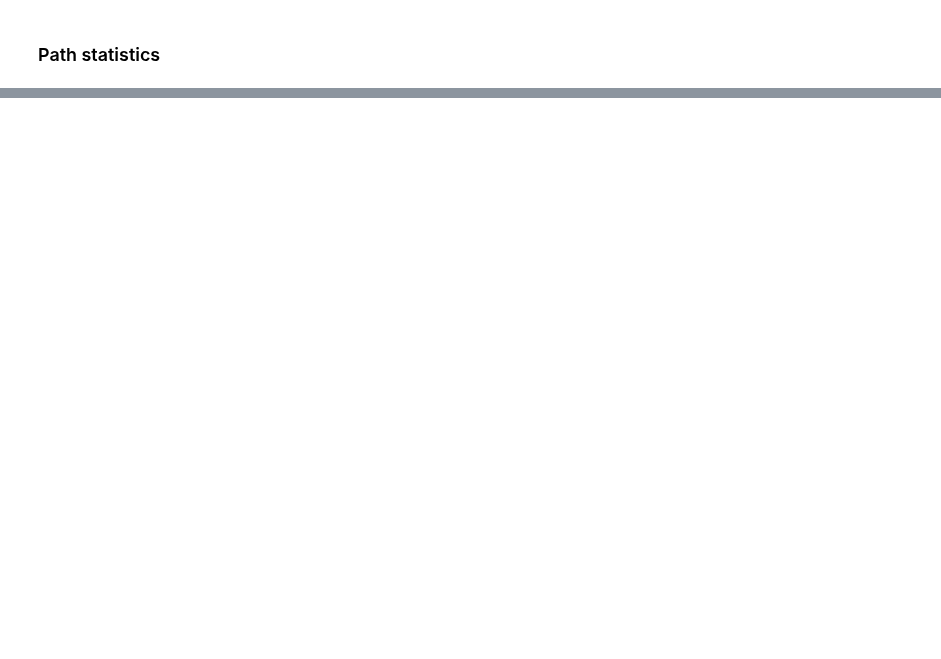
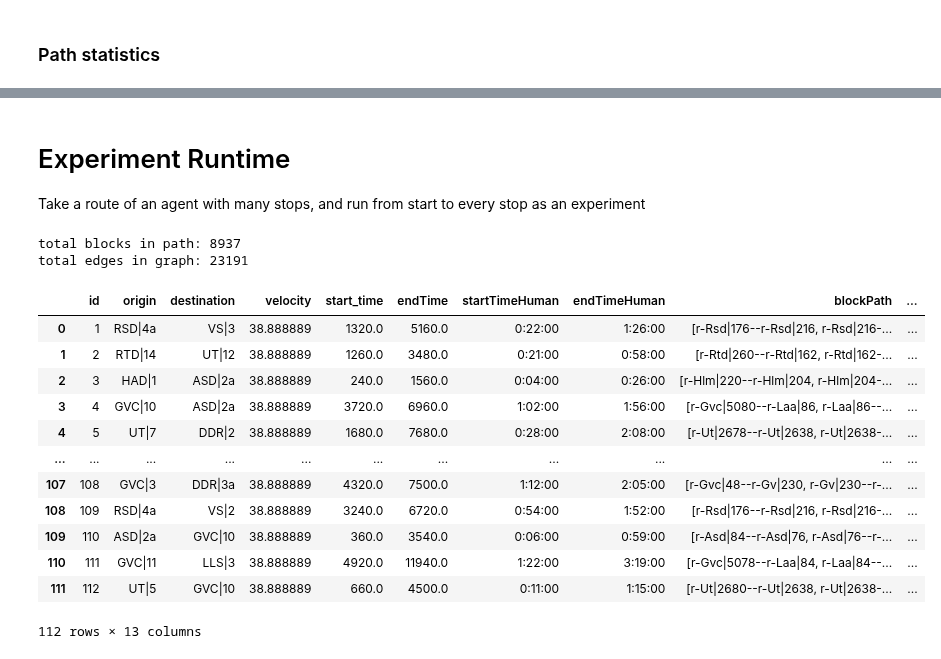
Before and after one commit to GoodGuyMe/delay-replanning-slack, a Jupyter notebook: experiments/blocking_experiments.ipynb, the cells around one changed output, grey strips where cells are left out. Drawn from its saved outputs; the diff is of its cells as text; code cells hidden in the pictures; blank space fills up the shorter version.

Commit message:
More experiments

```diff
--- a/experiments/blocking_experiments.ipynb
+++ b/experiments/blocking_experiments.ipynb
@@ -152,6 +152,8 @@ class Layout:
         self.g, self.g_block, self.g_duration, self.g_block_duration = generate.time_graph_creation(layout)
 
     def station_to_block(self, station, direction=0):
+        if station + "a" in self.g_block.stations:
+            station = station + "a"
         if station in self.g_block.stations:
             if direction == "A":
                 direction = 0
@@ -338,8 +340,14 @@ for trainNumber, entry in enumerate(data["trains"]):
                   blockPath=block_path,
                   trainNumber=entry["trainNumber"],
                   trainUnitTypes=entry["trainUnitTypes"],
+                  stops=move["stops"]
     )
     agents.append(agent)
 
 agent_df = pd.DataFrame([agent.__dict__ for agent in agents])
 agent_df['blockPathLength'] = agent_df['blockPath'].map(len)
+
+print(f"total blocks in path: {agent_df['blockPathLength'].sum()}")
+print(f"total edges in graph: {edges_df['Outgoing routes'].sum()}")
+
+agent_df
@@ -740,0 +613,56 @@ Differend paths found for Recovery time: 33
+# %% [markdown]
+# Experiment Runtime
+Take a route of an agent with many stops, and run from start to every stop as an experiment
+# %%
+scenario_file = "../data/prorail/scenarios/RT/2025-07-04_1.json"
+
+try:
+    base_path = Path(__file__).parent
+    file_path = (base_path / scenario_file).resolve()
+    data = json.load(open(file_path))
+except:
+    data = json.load(open(scenario_file))
+types = {x["name"]: x for x in data["types"]}
+agents = []
+pybooklogger.setLevel(logging.CRITICAL)
+logger.setLevel(logging.CRITICAL)
+for trainNumber, entry in enumerate(data["trains"]):
+    trainNumber += 1
+    move = entry["movements"][0]
+    velocity = types[entry["trainUnitTypes"][0]]["speed"] / 3.6
+    block_path = layout.get_path_for_agent(move, trainNumber, velocity)
+
+    agent = Agent(trainNumber, move["startLocation"], move["endLocation"], velocity, move["startTime"],
+                  endTime=move["endTime"],
+                  startTimeHuman=str(timedelta(seconds=move["startTime"])),
+                  endTimeHuman=str(timedelta(seconds=move["endTime"])),
+                  blockPath=block_path,
+                  trainNumber=entry["trainNumber"],
+                  trainUnitTypes=entry["trainUnitTypes"],
+                  stops=move["stops"]
+    )
+    agents.append(agent)
+
+agent_df = pd.DataFrame([agent.__dict__ for agent in agents])
+agent_df['blockPathLength'] = agent_df['blockPath'].map(len)
+
+print(f"total blocks in path: {agent_df['blockPathLength'].sum()}")
+print(f"total edges in graph: {edges_df['Outgoing routes'].sum()}")
+
+agent_df
+# %% [output]
+total blocks in path: 8937
+total edges in graph: 23191
+|  | id | origin | destination | velocity | start_time | endTime | startTimeHuman | endTimeHuman | blockPath | ... |
+| 0 | 1 | RSD|4a | VS|3 | 38.888889 | 1320.0 | 5160.0 | 0:22:00 | 1:26:00 | [r-Rsd|176--r-Rsd|216, r-Rsd|216-... | ... |
+| 1 | 2 | RTD|14 | UT|12 | 38.888889 | 1260.0 | 3480.0 | 0:21:00 | 0:58:00 | [r-Rtd|260--r-Rtd|162, r-Rtd|162-... | ... |
+| 2 | 3 | HAD|1 | ASD|2a | 38.888889 | 240.0 | 1560.0 | 0:04:00 | 0:26:00 | [r-Hlm|220--r-Hlm|204, r-Hlm|204-... | ... |
+| 3 | 4 | GVC|10 | ASD|2a | 38.888889 | 3720.0 | 6960.0 | 1:02:00 | 1:56:00 | [r-Gvc|5080--r-Laa|86, r-Laa|86--... | ... |
+| 4 | 5 | UT|7 | DDR|2 | 38.888889 | 1680.0 | 7680.0 | 0:28:00 | 2:08:00 | [r-Ut|2678--r-Ut|2638, r-Ut|2638-... | ... |
+| ... | ... | ... | ... | ... | ... | ... | ... | ... | ... | ... |
+| 107 | 108 | GVC|3 | DDR|3a | 38.888889 | 4320.0 | 7500.0 | 1:12:00 | 2:05:00 | [r-Gvc|48--r-Gv|230, r-Gv|230--r-... | ... |
+| 108 | 109 | RSD|4a | VS|2 | 38.888889 | 3240.0 | 6720.0 | 0:54:00 | 1:52:00 | [r-Rsd|176--r-Rsd|216, r-Rsd|216-... | ... |
+| 109 | 110 | ASD|2a | GVC|10 | 38.888889 | 360.0 | 3540.0 | 0:06:00 | 0:59:00 | [r-Asd|84--r-Asd|76, r-Asd|76--r-... | ... |
+| 110 | 111 | GVC|11 | LLS|3 | 38.888889 | 4920.0 | 11940.0 | 1:22:00 | 3:19:00 | [r-Gvc|5078--r-Laa|84, r-Laa|84--... | ... |
+| 111 | 112 | UT|5 | GVC|10 | 38.888889 | 660.0 | 4500.0 | 0:11:00 | 1:15:00 | [r-Ut|2680--r-Ut|2638, r-Ut|2638-... | ... |
+112 rows × 13 columns
```
Also changed, not shown: parts of 34 cells of this notebook, 2 other files.
